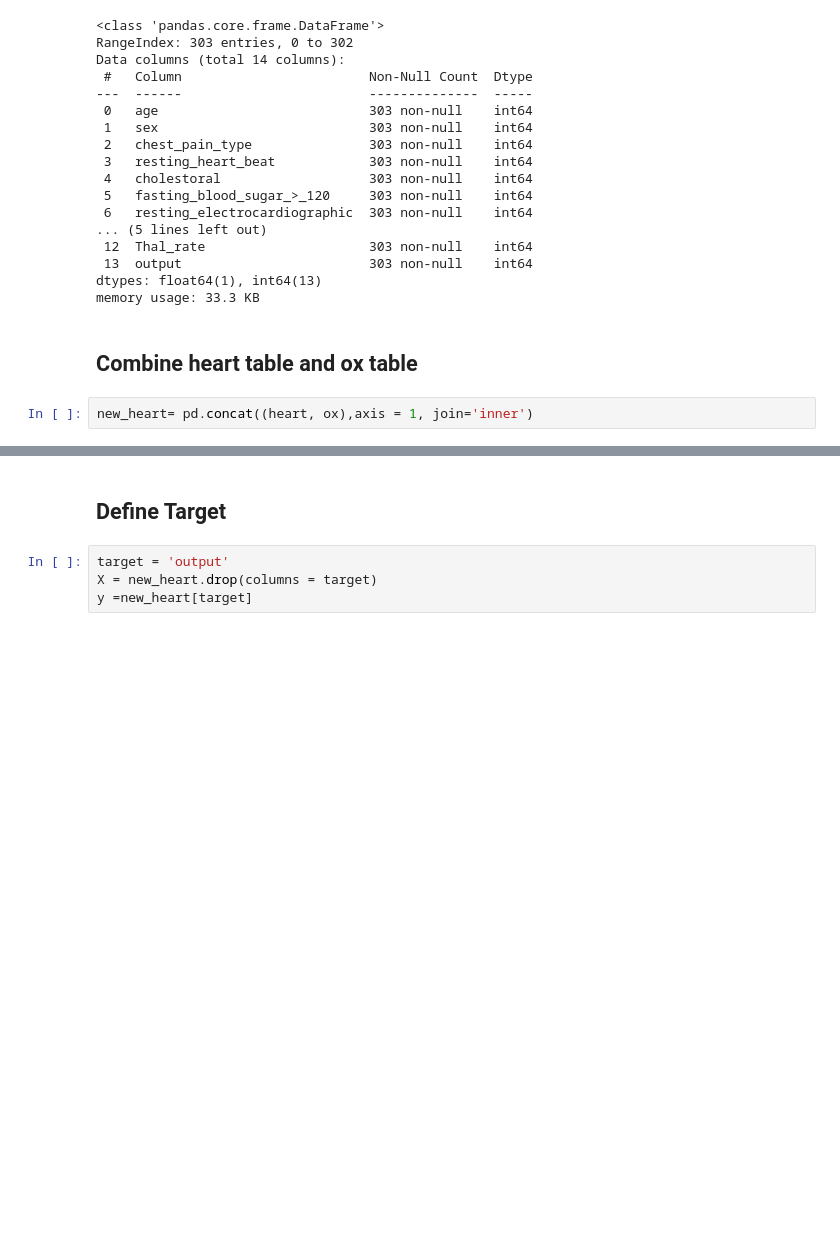
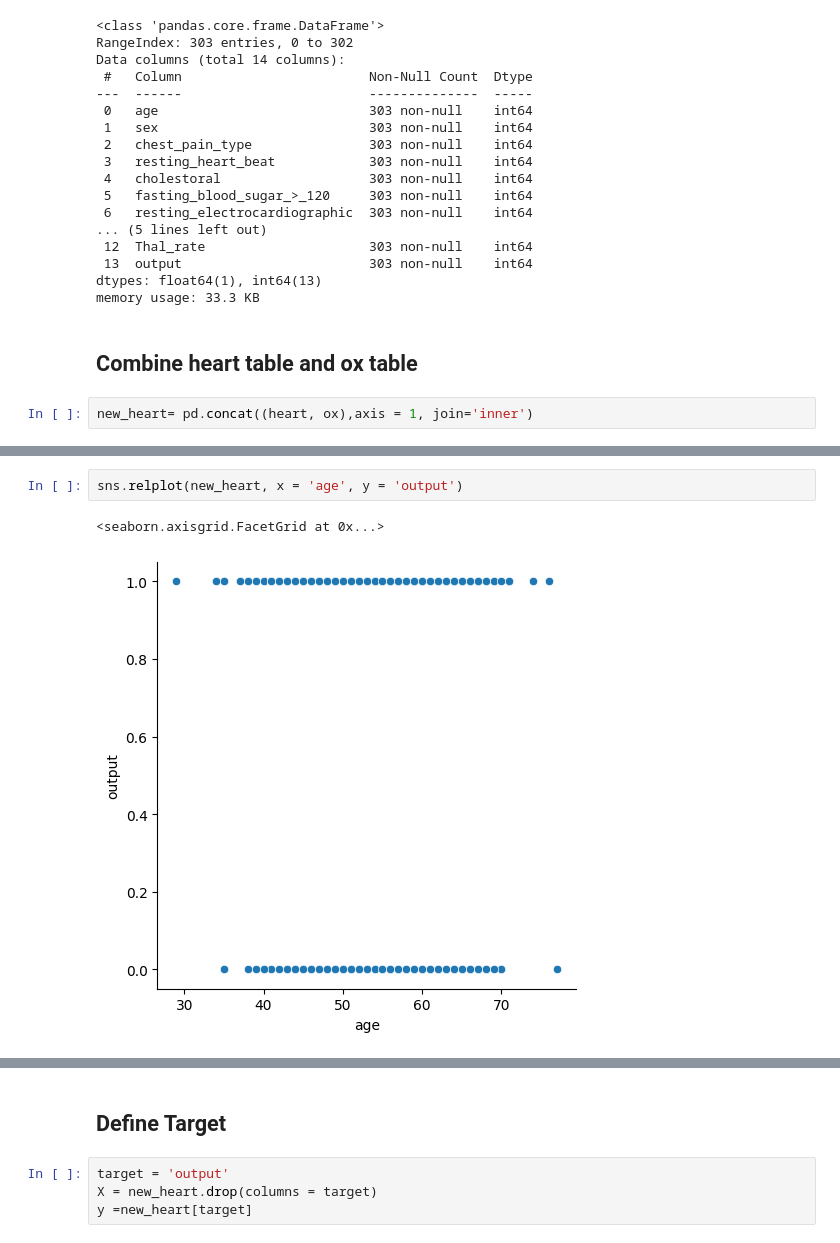
Before and after one commit to jdwatson08/Heart-Disease-Model, a Jupyter notebook: Heart_project.ipynb, the cells around one changed output, grey strips where cells are left out. Drawn from its saved outputs; the diff is of its cells as text; blank space fills up the shorter version.

```diff
--- a/Heart_project.ipynb
+++ b/Heart_project.ipynb
@@ -103,0 +126,5 @@ sns.pairplot(heart)
+# %%
+sns.relplot(new_heart, x = 'age', y = 'output')
+# %% [output]
+<seaborn.axisgrid.FacetGrid at 0x...>
+[figure, added]
```
Also changed, not shown: parts of 24 cells of this notebook.
